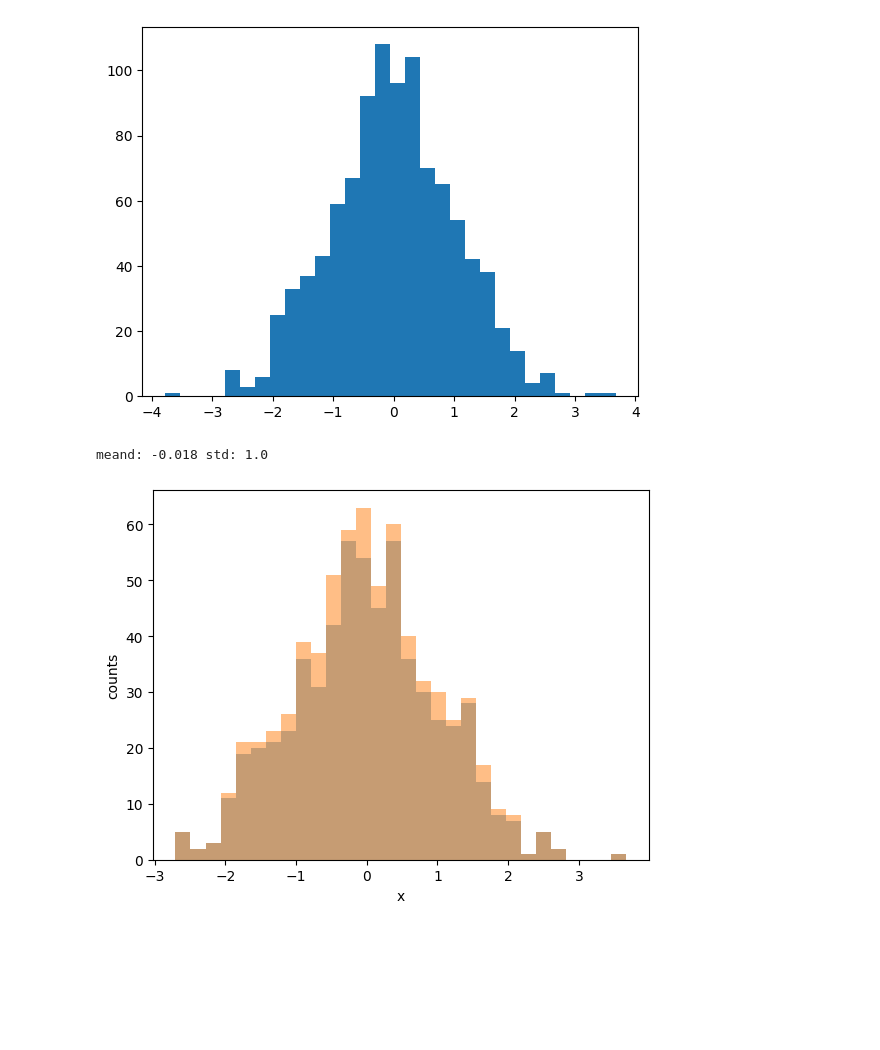
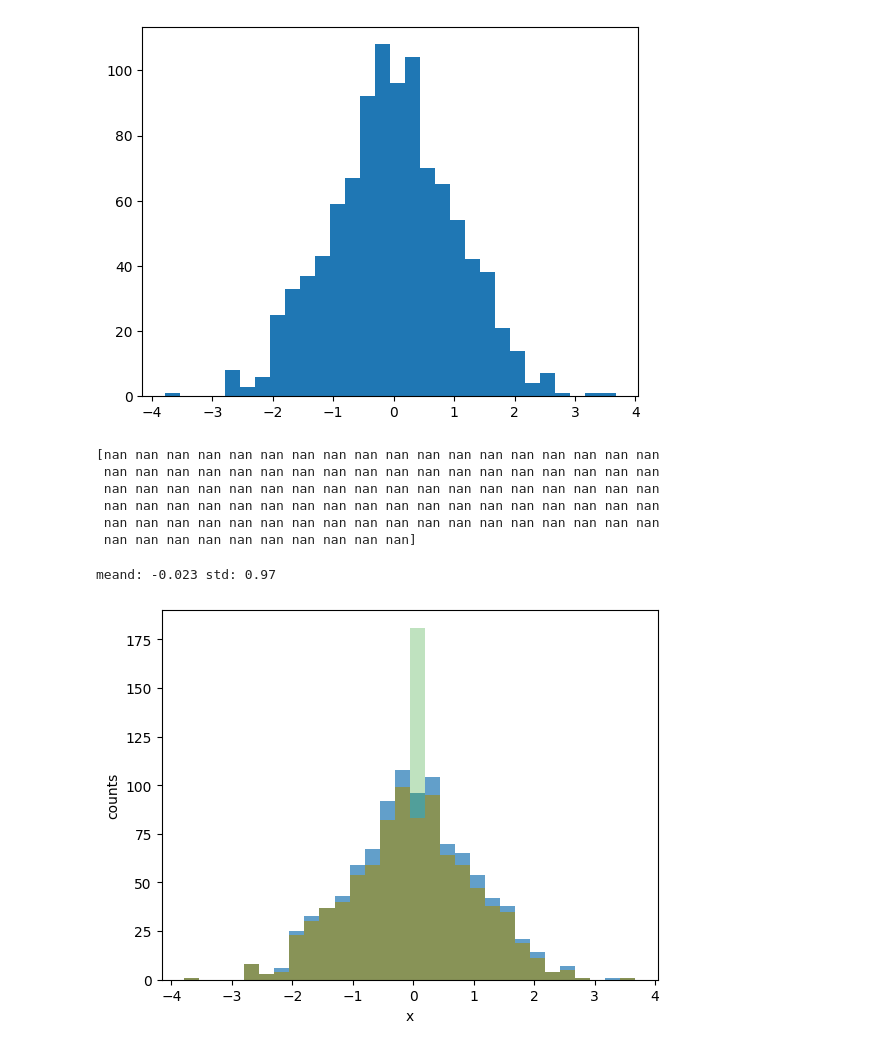
Before and after one commit to fedhere/PUS2024, a Jupyter notebook: classDemos/missing_variables.ipynb, the cells around one changed output. Cells and saved outputs as stored; diff of their text form; code cells hidden in the pictures; blank space fills up the shorter version.

```diff
--- a/classDemos/missing_variables.ipynb
+++ b/classDemos/missing_variables.ipynb
@@ -199,15 +204,29 @@ import pylab as plt
 plt.hist(data, bins=30);
 # %% [output]
 [figure]
+# %%
+indices = np.random.randint(0,1000,100)
+data_nan = data.copy()
+data_nan[indices] = np.nan
+# %%
+print(data_nan[indices])
+# %% [output]
+[nan nan nan nan nan nan nan nan nan nan nan nan nan nan nan nan nan nan
+ nan nan nan nan nan nan nan nan nan nan nan nan nan nan nan nan nan nan
+ nan nan nan nan nan nan nan nan nan nan nan nan nan nan nan nan nan nan
+ nan nan nan nan nan nan nan nan nan nan nan nan nan nan nan nan nan nan
+ nan nan nan nan nan nan nan nan nan nan nan nan nan nan nan nan nan nan
+ nan nan nan nan nan nan nan nan nan nan]
 # %%
-indeces = np.random.randint(0,1000,100)
-data_nan = data.copy()
-data[indeces] = np.nan
-print("meand: {:.2} std: {:.2}".format(np.nanmean(data_nan), np.nanstd(data_nan)))
-plt.hist(data, bins=30, alpha=0.5);
+mean_replace = np.nanmean(data_nan)
+data_filled = data_nan.copy()
+data_filled[np.isnan(data_filled)] = mean_replace
+print("meand: {:.2} std: {:.2}".format(np.nanmean(data_filled), np.nanstd(data_filled)))
+plt.hist(data, bins=30, alpha=0.7);
 plt.hist(data_nan, bins=30, alpha=0.5);
+plt.hist(data_filled, bins=30, alpha=0.3);
 plt.xlabel("x")
 plt.ylabel("counts");
 # %% [output]
-meand: -0.018 std: 1.0
+meand: -0.023 std: 0.97
-[figure, old version]
+[figure, new version]
```
Also changed, not shown: parts of 2 cells of this notebook.
